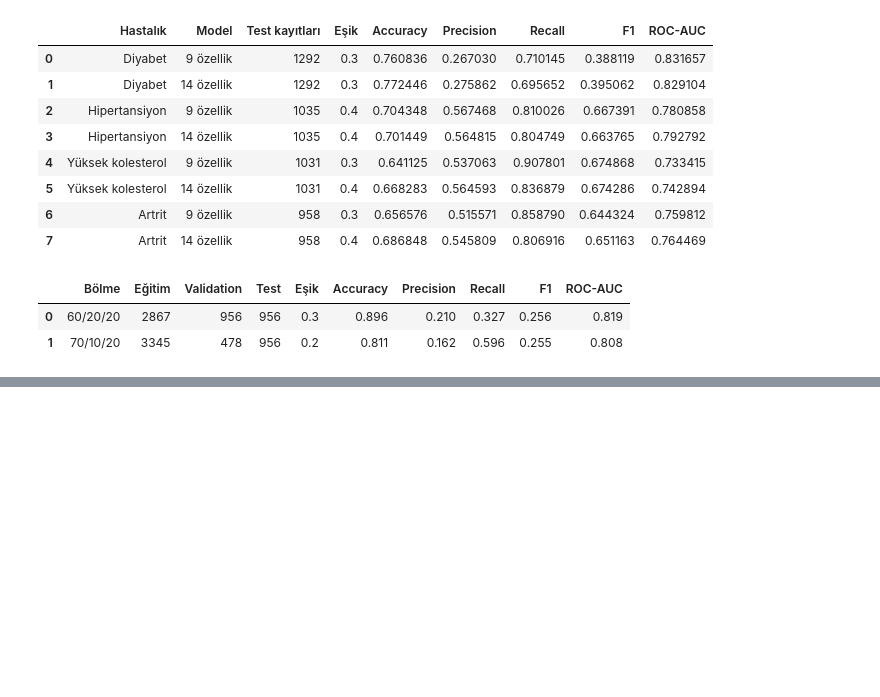
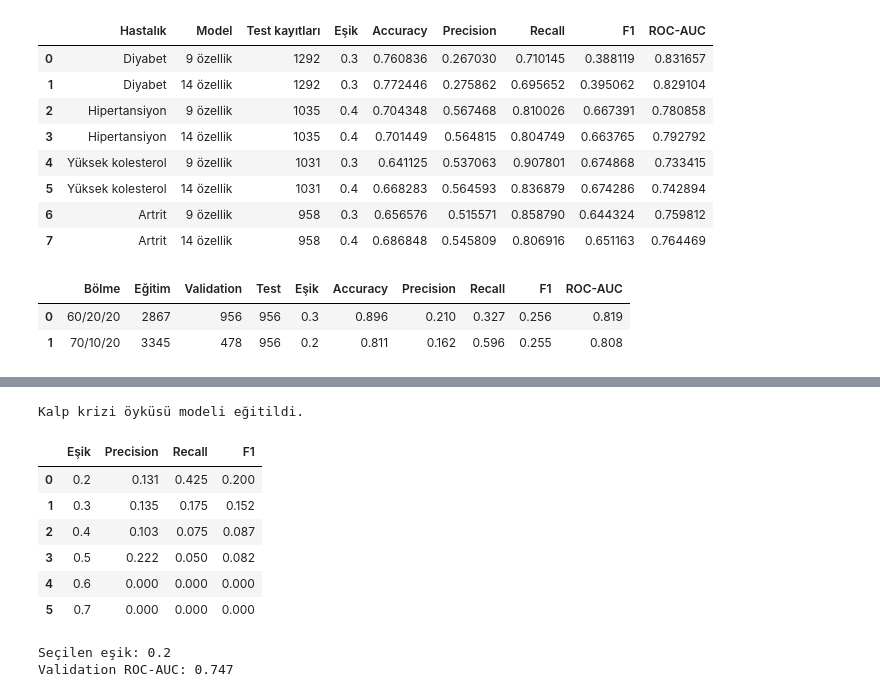
Before and after one commit to Huseyinyagmur/personalized-health-risk-assistant, a Jupyter notebook: nhanes_analysis.ipynb, the cells around one changed output, grey strips where cells are left out. Saved outputs shown, nothing was run; the diff lists cells and outputs as text; code cells hidden in the pictures; blank space fills up the shorter version.

```diff
--- a/nhanes_analysis.ipynb
+++ b/nhanes_analysis.ipynb
@@ -3780,0 +3877,64 @@ display(chd_split_df.round(3))
+# %%
+
+from sklearn.base import clone
+
+mi_model = clone(chd_model)
+
+mi_model.fit(X_train_mi, y_train_mi)
+
+print("Kalp krizi öyküsü modeli eğitildi.")
+# %% [output]
+Kalp krizi öyküsü modeli eğitildi.
+# %%
+
+from sklearn.metrics import (
+    precision_score,
+    recall_score,
+    f1_score,
+    roc_auc_score
+)
+import pandas as pd
+
+# Validation kümesindeki pozitif sınıf olasılıkları
+y_val_mi_proba = mi_model.predict_proba(X_val_mi)[:, 1]
+
+threshold_results_mi = []
+
+for threshold in [0.2, 0.3, 0.4, 0.5, 0.6, 0.7]:
+    y_val_mi_pred = (y_val_mi_proba >= threshold).astype(int)
+
+    threshold_results_mi.append({
+        "Eşik": threshold,
+        "Precision": precision_score(
+            y_val_mi, y_val_mi_pred, zero_division=0
+        ),
+        "Recall": recall_score(
+            y_val_mi, y_val_mi_pred, zero_division=0
+        ),
+        "F1": f1_score(
+            y_val_mi, y_val_mi_pred, zero_division=0
+        )
+    })
+
+threshold_df_mi = pd.DataFrame(threshold_results_mi)
+display(threshold_df_mi.round(3))
+
+best_threshold_mi = threshold_df_mi.loc[
+    threshold_df_mi["F1"].idxmax(), "Eşik"
+]
+
+print("Seçilen eşik:", best_threshold_mi)
+print(
+    "Validation ROC-AUC:",
+    round(roc_auc_score(y_val_mi, y_val_mi_proba), 3)
+)
+# %% [output]
+|  | Eşik | Precision | Recall | F1 |
+| 0 | 0.2 | 0.131 | 0.425 | 0.200 |
+| 1 | 0.3 | 0.135 | 0.175 | 0.152 |
+| 2 | 0.4 | 0.103 | 0.075 | 0.087 |
+| 3 | 0.5 | 0.222 | 0.050 | 0.082 |
+| 4 | 0.6 | 0.000 | 0.000 | 0.000 |
+| 5 | 0.7 | 0.000 | 0.000 | 0.000 |
+Seçilen eşik: 0.2
+Validation ROC-AUC: 0.747
```
Also changed, not shown: parts of 4 cells of this notebook, 1 other file.
